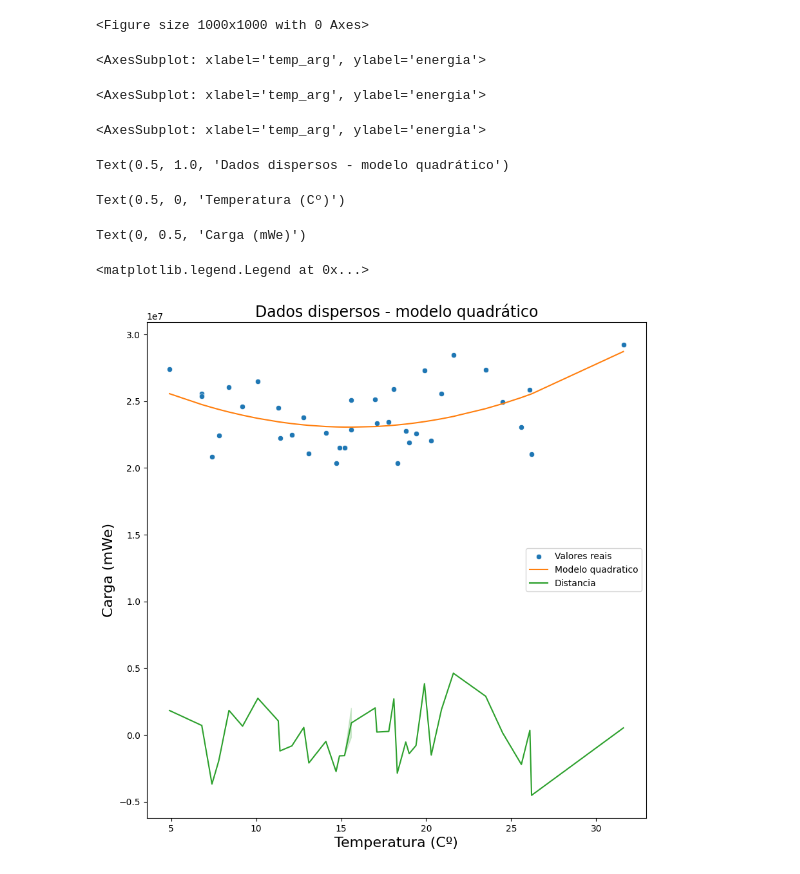
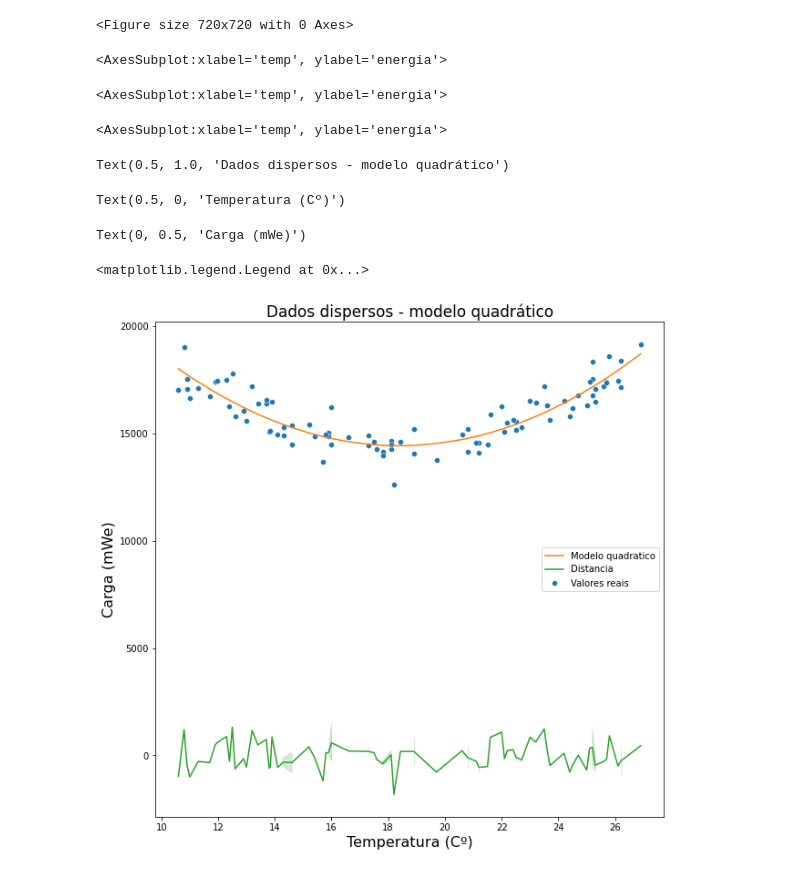
Before and after one commit to SprinterClimb/Energy_load_prediction, a Jupyter notebook: balaco mensal/Regression monthly.ipynb, the cells around one changed output. Drawn from its saved outputs; the diff is of its cells as text; code cells hidden in the pictures.

```diff
--- a/balaco mensal/Regression monthly.ipynb
+++ b/balaco mensal/Regression monthly.ipynb
@@ -110,16 +66,6 @@ dtype: bool
 # Inverter ordem das colunas para ter data mais atualizada primeiro
 
 df_gera['data'] = pd.to_datetime(df_gera['data'], format='%d/%m/%Y')
-df_temp['data'] = pd.to_datetime(df_temp['data'], format='%Y-%m-%d')
-df_grouped = df_gera.groupby('data')
-df_grouped = df_grouped.sum().sort_values(by='data', ascending=False)
-
-
-#Juntando ambos dataframes
-df_merge = df_temp.merge(df_grouped[['energia(mwh)']], on='data', how='right')
-
-# Reordernando colunas
-df_gera = df_merge[['data', 'energia(mwh)', 'temp_arg', 'temp_arg_min', 'temp_arg_max']]
 
 df_gera.head()
 df_gera.describe()
@@ -142,11 +88,7 @@ df_gera.describe()
 # %%
-#Verificamos presença de missing values e valores nulos no dataset
-
-#removendo missing values
-df_gera.dropna(inplace=True)
 
 #removendo valores nulos
-df_gera.rename(columns = {'energia(mwh)':'energia'},inplace=True)
+df_gera.rename(columns = {'energia(mwmed)':'energia'},inplace=True)
 
 # Removing null values in the 'energia' column
 df_gera = df_gera[df_gera['energia'].notnull()]
@@ -164,0 +107,11 @@ df_gera.describe()
+# %%
+# Calculando z-scores para temp e energia
+z_scores_temp = (df_gera['temp'] - df_gera['temp'].mean()) / df_gera['temp'].std()
+z_scores_energia = (df_gera['energia'] - df_gera['energia'].mean()) / df_gera['energia'].std()
+
+# Definir a thereshold para detecção de anomalias
+threshold = 2
+
+df_gera = df_gera[(np.abs(z_scores_temp) < threshold)]
+
+df_gera.describe()
@@ -294,6 +244,6 @@ Notes:
 # %%
 # Preparar dados para modelo OLS quadratico
-xdata = df_gera['temp_arg']
+xdata = df_gera['temp']
 ydata = df_gera['energia']
 
 
@@ -330,24 +280,24 @@ Notes:
 strong multicollinearity or other numerical problems.
 # %%
 plt.figure(figsize=(10,10))
-sns.scatterplot(x="temp_arg", y="energia", data=df_gera, color='#1f77b4', label='Valores reais')
-sns.lineplot(x=df_gera['temp_arg'].to_numpy(), y=modelo_qd.fittedvalues.to_numpy(), color='#ff7f0e', label='Modelo quadratico')
-sns.lineplot(x=df_gera['temp_arg'].to_numpy(), y=df_gera['energia'].to_numpy() - modelo_qd.fittedvalues.to_numpy(), color='#2ca02c', label='Distancia')
+sns.scatterplot(x="temp", y="energia", data=df_gera, color='#1f77b4', label='Valores reais')
+sns.lineplot(x=df_gera['temp'].to_numpy(), y=modelo_qd.fittedvalues.to_numpy(), color='#ff7f0e', label='Modelo quadratico')
+sns.lineplot(x=df_gera['temp'].to_numpy(), y=df_gera['energia'].to_numpy() - modelo_qd.fittedvalues.to_numpy(), color='#2ca02c', label='Distancia')
 plt.title('Dados dispersos - modelo quadrático', fontsize=17)
 plt.xlabel('Temperatura (Cº)', fontsize=16)
 plt.ylabel('Carga (mWe)', fontsize=16)
 plt.legend()
 plt.show()
 # %% [output]
-<Figure size 1000x1000 with 0 Axes>
+<Figure size 720x720 with 0 Axes>
-<AxesSubplot: xlabel='temp_arg', ylabel='energia'>
+<AxesSubplot:xlabel='temp', ylabel='energia'>
-<AxesSubplot: xlabel='temp_arg', ylabel='energia'>
+<AxesSubplot:xlabel='temp', ylabel='energia'>
-<AxesSubplot: xlabel='temp_arg', ylabel='energia'>
+<AxesSubplot:xlabel='temp', ylabel='energia'>
 Text(0.5, 1.0, 'Dados dispersos - modelo quadrático')
 Text(0.5, 0, 'Temperatura (Cº)')
 Text(0, 0.5, 'Carga (mWe)')
 <matplotlib.legend.Legend at 0x...>
-[figure, old version]
+[figure, new version]
 # %%
 df_gera['yhat_qd'] = (modelo_qd.fittedvalues)
 
```
Also changed, not shown: parts of 18 cells of this notebook, 2 other files.
